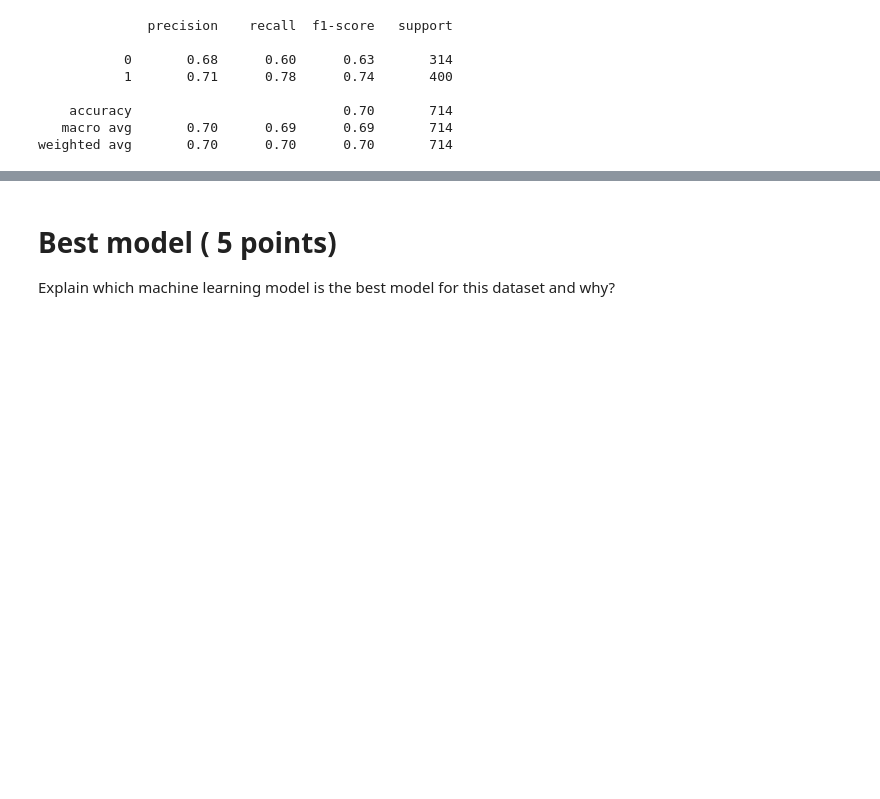
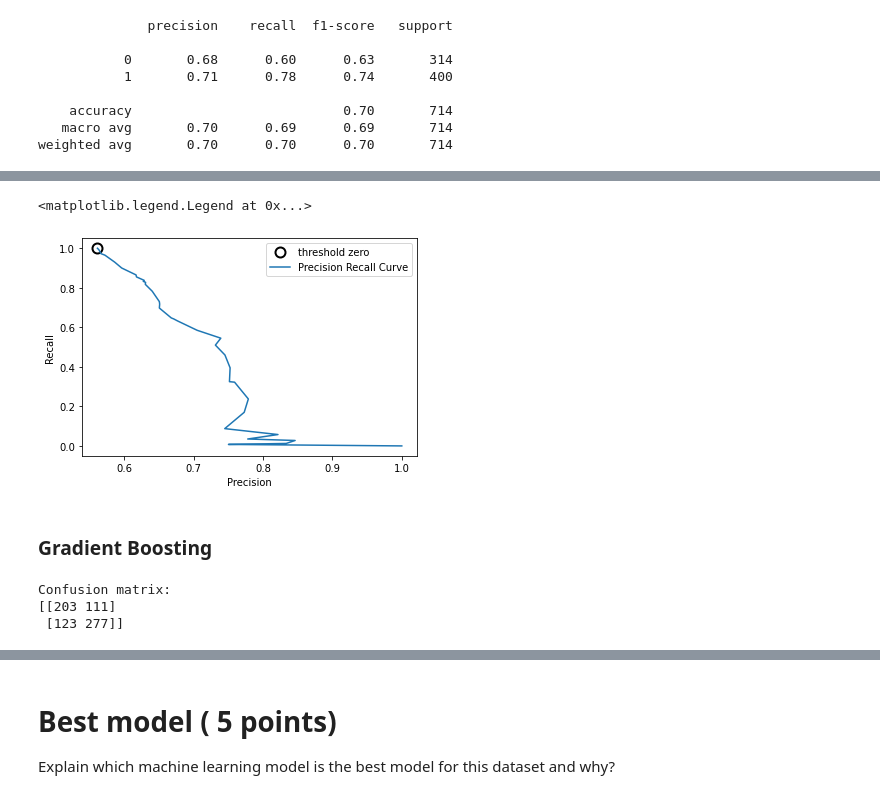
Before and after one commit to ddahiya16/Machine-Learning, a Jupyter notebook: Exam - Summer 2021.ipynb, the cells around one changed output, grey strips where cells are left out. Drawn from its saved outputs; the diff is of its cells as text; code cells hidden in the pictures; blank space fills up the shorter version.

```diff
--- a/Exam - Summer 2021.ipynb
+++ b/Exam - Summer 2021.ipynb
@@ -2137,0 +2277,15 @@ plt.legend(loc="best")
+# %%
+## predicting with best parameters
+clf_dt = DecisionTreeClassifier(criterion = clf_dt.best_params_['criterion'],
+                               max_depth = clf_dt.best_params_['max_depth'],
+                               min_samples_split = clf_dt.best_params_['min_samples_split'],
+                               max_leaf_nodes = clf_dt.best_params_['max_leaf_nodes'],
+                               min_samples_leaf = clf_dt.best_params_['min_samples_leaf'],
+                               max_features = clf_dt.best_params_['max_features'],
+                               random_state=42).fit(x_train, y_train)
+
+## output prediction
+pred_dt = clf_dt.predict(x_test)
+
+confusion_dt = confusion_matrix(y_test, pred_dt)
+print("Confusion matrix:\n{}".format(confusion_dt))
@@ -2137,0 +2307,22 @@ plt.legend(loc="best")
+# %%
+%matplotlib inline
+
+from sklearn.metrics import precision_recall_curve
+precision_dt, recall_dt, thresholds_dt = precision_recall_curve(y_test, clf_dt.predict_proba(x_test)[:, 1])
+
+# find threshold closest to zero
+close_zero = np.argmin(np.abs(thresholds_dt))
+
+plt.plot(precision_dt[close_zero], recall_dt[close_zero], 'o', markersize=10,
+         label="threshold zero", fillstyle="none", c='k', mew=2)
+
+plt.plot(precision_dt, recall_dt, label="Precision Recall Curve")
+
+plt.xlabel("Precision")
+plt.ylabel("Recall")
+plt.legend(loc="best")
+# %% [output]
+<matplotlib.legend.Legend at 0x...>
+[figure, added]
+# %% [markdown]
+### Gradient Boosting
@@ -2137,0 +2333,7 @@ plt.legend(loc="best")
+# %%
+confusion_beg_gbdt = confusion_matrix(y_test, pred_beg_gbdt)
+print("Confusion matrix:\n{}".format(confusion_beg_gbdt))
+# %% [output]
+Confusion matrix:
+[[203 111]
+ [123 277]]
```
Also changed, not shown: parts of 32 cells of this notebook.
